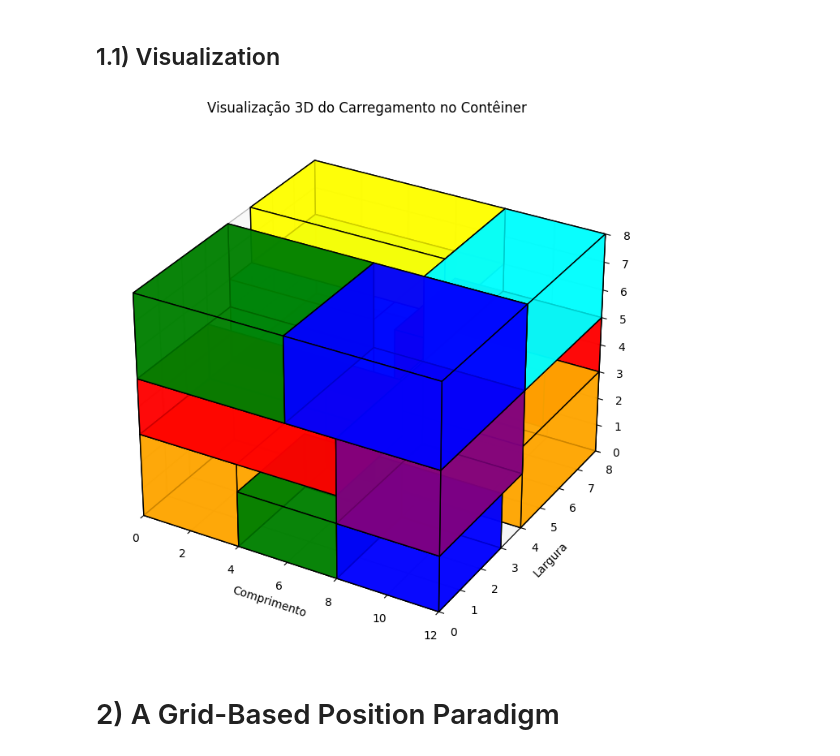
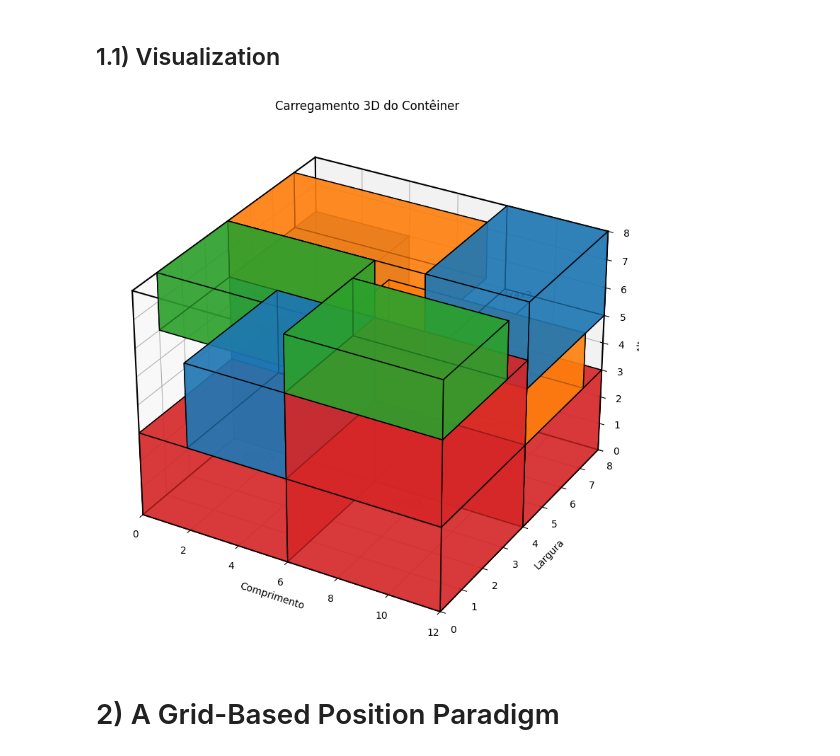
Before and after one commit to AhmedLTrovao/Containers_Multicompartimentados, a Jupyter notebook: Testes/Modeling Paradigms for Container Loading Problems.ipynb, the cells around one changed output. Drawn from its saved outputs; the diff is of its cells as text; code cells hidden in the pictures.

```diff
--- a/Testes/Modeling Paradigms for Container Loading Problems.ipynb
+++ b/Testes/Modeling Paradigms for Container Loading Problems.ipynb
@@ -105,62 +122,94 @@ boxes = [
     (6, 4, 3), (6, 4, 3), (8, 3, 2), (8, 3, 2), (8, 3, 2),
     (4, 3, 2), (4, 3, 2), (4, 4, 3), (4, 4, 3), (4, 4, 3)
 ]
 
-# Suponha que essas caixas foram carregadas, com as posições correspondentes
+# Lista de caixas carregadas com coordenadas (x,y,z) e dimensões
 loaded_boxes = []
-
-for i in range(m):
+for i in range(len(boxes)):
     if p[i].X > 0.5:  # A caixa foi carregada
         li, wi, hi = boxes[i]
-        xi = x[i].X
-        yi = y[i].X
-        zi = z[i].X
-        loaded_boxes.append((xi, yi, zi, li, wi, hi))
+        xi, yi, zi = x[i].X, y[i].X, z[i].X
+        tipo = boxes[i]   # usar dimensão como identificador de tipo
+        cliente = 1
+        loaded_boxes.append((xi, yi, zi, li, wi, hi, tipo, cliente))
 
-# Função para adicionar uma caixa à cena
-def draw_box(ax, x, y, z, l, w, h, color):
+# Função para desenhar uma caixa
+def draw_box(ax, x, y, z, l, w, h, color, tipo=None):
     vertices = [
         [x, y, z],
-        [x + l, y, z],
-        [x + l, y + w, z],
-        [x, y + w, z],
-        [x, y, z + h],
-        [x + l, y, z + h],
-        [x + l, y + w, z + h],
-        [x, y + w, z + h]
+        [x+l, y, z],
+        [x+l, y+w, z],
+        [x, y+w, z],
+        [x, y, z+h],
+        [x+l, y, z+h],
+        [x+l, y+w, z+h],
+        [x, y+w, z+h]
     ]
     faces = [
         [vertices[j] for j in [0,1,2,3]],
         [vertices[j] for j in [4,5,6,7]],
         [vertices[j] for j in [0,1,5,4]],
         [vertices[j] for j in [2,3,7,6]],
         [vertices[j] for j in [1,2,6,5]],
         [vertices[j] for j in [3,0,4,7]]
     ]
-    ax.add_collection3d(Poly3DCollection(faces, facecolors=color, linewidths=1, edgecolors='k', alpha=0.8))
+    ax.add_collection3d(Poly3DCollection(faces, facecolors=color, linewidths=1, edgecolors='k', alpha=0.7))
+    if tipo is not None:
+        ax.text(x+l/2, y+w/2, z+h/2, f"{l}x{w}x{h}", color='k', fontsize=10, ha='center', va='center')
 
-# Plotar
-fig = plt.figure(figsize=(10, 7))
+# Cores diferentes para cada tipo de caixa (por dimensão)
+unique_types = list({b[6] for b in loaded_boxes})
+colors_list = plt.cm.tab10.colors  # 10 cores disponíveis
+type_color_map = {tipo: colors_list[i % len(colors_list)] for i, tipo in enumerate(unique_types)}
+
+# Plot 3D
+fig = plt.figure(figsize=(12,8))
 ax = fig.add_subplot(111, projection='3d')
 
-# Desenhar cada caixa carregada
-colors = ['red', 'blue', 'green', 'orange', 'purple', 'cyan', 'yellow']
-for i, (x, y, z, l, w, h) in enumerate(loaded_boxes):
-    draw_box(ax, x, y, z, l, w, h, colors[i % len(colors)])
+# Desenha cada caixa
+for xi, yi, zi, li, wi, hi, tipo, cliente in loaded_boxes:
+    draw_box(ax, xi, yi, zi, li, wi, hi, type_color_map[tipo], tipo=tipo)
 
-# Configurar limites e rótulos
-ax.set_xlim(0, L)
-ax.set_ylim(0, W)
-ax.set_zlim(0, H)
+# Desenhar contêiner (arestas)
+# Vértices do contêiner
+verts = [
+    [0, 0, 0],     # 0: canto inferior-frontal-esquerdo
+    [L, 0, 0],     # 1: canto inferior-frontal-direito
+    [L, W, 0],     # 2: canto inferior-traseiro-direito
+    [0, W, 0],     # 3: canto inferior-traseiro-esquerdo
+    [0, 0, H],     # 4: canto superior-frontal-esquerdo
+    [L, 0, H],     # 5: canto superior-frontal-direito
+    [L, W, H],     # 6: canto superior-traseiro-direito
+    [0, W, H]      # 7: canto superior-traseiro-esquerdo
+]
+
+# Arestas do contêiner (pares de índices dos vértices)
+edges = [
+    (0,1), (1,2), (2,3), (3,0),  # arestas inferiores
+    (4,5), (5,6), (6,7), (7,4),  # arestas superiores
+    (0,4), (1,5), (2,6), (3,7)   # arestas verticais
+]
+
+# Desenha as arestas
+for s, e in edges:
+    ax.plot([verts[s][0], verts[e][0]],
+            [verts[s][1], verts[e][1]],
+            [verts[s][2], verts[e][2]], color='k')
+
+
+# Limites e rótulos
+ax.set_xlim(0,L)
+ax.set_ylim(0,W)
+ax.set_zlim(0,H)
 ax.set_xlabel('Comprimento')
 ax.set_ylabel('Largura')
 ax.set_zlabel('Altura')
-ax.set_title('Visualização 3D do Carregamento no Contêiner')
+ax.set_title('Carregamento 3D do Contêiner')
 
 plt.tight_layout()
 plt.show()
 # %% [output]
-[figure, old version]
+[figure, new version]
 # %% [markdown]
 # 2) A Grid-Based Position Paradigm
 # %%
```
Also changed, not shown: parts of 1 cell of this notebook.
